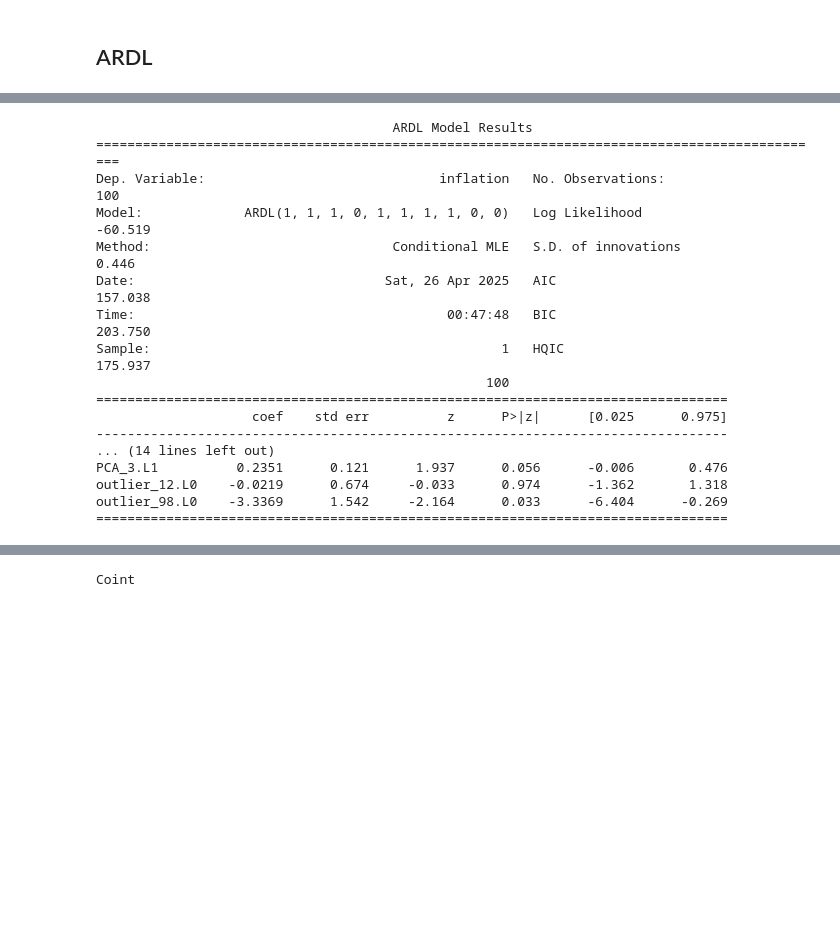
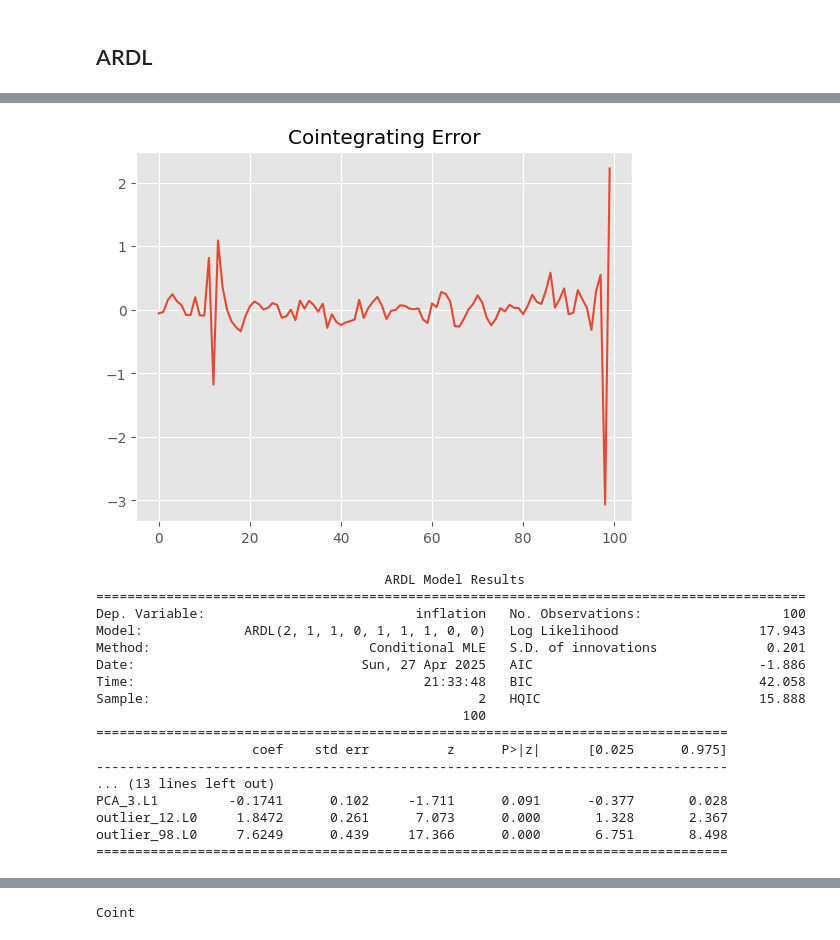
Before and after one commit to askarg/Diploma.-Inflation-model-using-PCA, a Jupyter notebook: stationary_models.ipynb, the cells around one changed output, grey strips where cells are left out. Cells and saved outputs as stored; diff of their text form; code cells hidden in the pictures; blank space fills up the shorter version.

```diff
--- a/stationary_models.ipynb
+++ b/stationary_models.ipynb
@@ -90,2 +70,12 @@ plot_pacf(y_train, lags=5, color='b', title='PACF');
 [figure]
 [figure]
+# %%
+from statsmodels.tsa.api import UECM
+ecm_res = UECM(
+    y_train,
+    2,
+    X_train,
+    1,
+    trend='c'
+).fit()
+print(ecm_res.summary())
@@ -92,15 +118,18 @@ plot_pacf(y_train, lags=5, color='b', title='PACF');
+# %%
+_ = ecm_res.ci_resids.plot(title="Cointegrating Error")
+# %% [output]
+[figure, added]
 # %%
 from statsmodels.datasets.danish_data import load
 from statsmodels.tsa.api import ARDL
 from statsmodels.tsa.ardl import ardl_select_order
 res = ARDL(
     y_train,
-    1,
+    2,
     X_train,
     {"Brent": 1,
      "MIACR": 1,
      "M2": 0,
-     "Infl_exp": 1,
      "PCA_1": 1,
      "PCA_2": 1,
      "PCA_3": 1,
@@ -110,20 +139,20 @@ res = ARDL(
 ).fit()
 print(res.summary())
 # %% [output]
-                                      ARDL Model Results
-==============================================================================================
-Dep. Variable:                              inflation   No. Observations:                  100
-Model:             ARDL(1, 1, 1, 0, 1, 1, 1, 1, 0, 0)   Log Likelihood                 -60.519
-Method:                               Conditional MLE   S.D. of innovations              0.446
-Date:                                Sat, 26 Apr 2025   AIC                            157.038
-Time:                                        00:47:48   BIC                            203.750
-Sample:                                             1   HQIC                           175.937
-                                                  100
+                                     ARDL Model Results
+===========================================================================================
+Dep. Variable:                           inflation   No. Observations:                  100
+Model:             ARDL(2, 1, 1, 0, 1, 1, 1, 0, 0)   Log Likelihood                  17.943
+Method:                            Conditional MLE   S.D. of innovations              0.201
+Date:                             Sun, 27 Apr 2025   AIC                             -1.886
+Time:                                     21:33:48   BIC                             42.058
+Sample:                                          2   HQIC                            15.888
+                                               100
 =================================================================================
                     coef    std err          z      P>|z|      [0.025      0.975]
 ---------------------------------------------------------------------------------
-... (14 lines left out)
-PCA_3.L1          0.2351      0.121      1.937      0.056      -0.006       0.476
-outlier_12.L0    -0.0219      0.674     -0.033      0.974      -1.362       1.318
-outlier_98.L0    -3.3369      1.542     -2.164      0.033      -6.404      -0.269
+... (13 lines left out)
+PCA_3.L1         -0.1741      0.102     -1.711      0.091      -0.377       0.028
+outlier_12.L0     1.8472      0.261      7.073      0.000       1.328       2.367
+outlier_98.L0     7.6249      0.439     17.366      0.000       6.751       8.498
 =================================================================================
```
Also changed, not shown: parts of 15 cells of this notebook, 3 other files.
